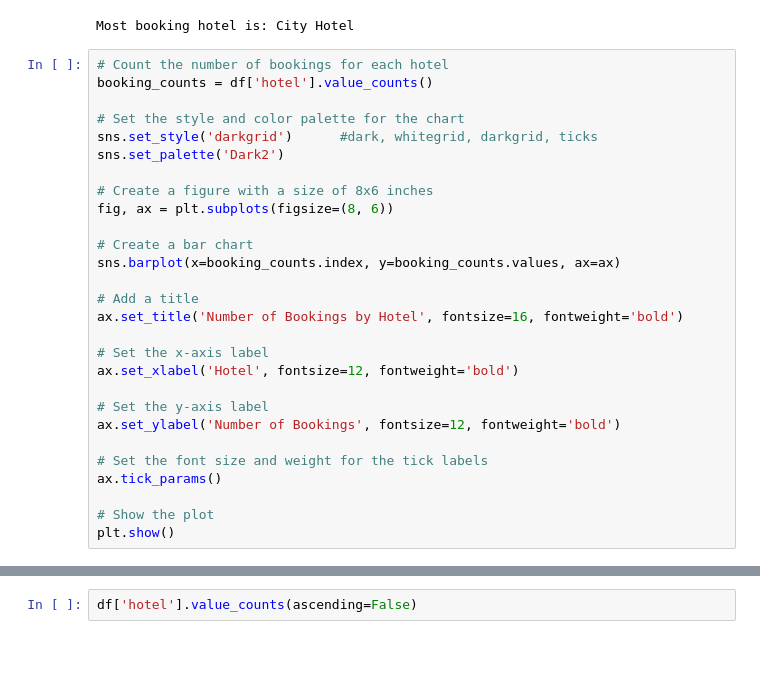
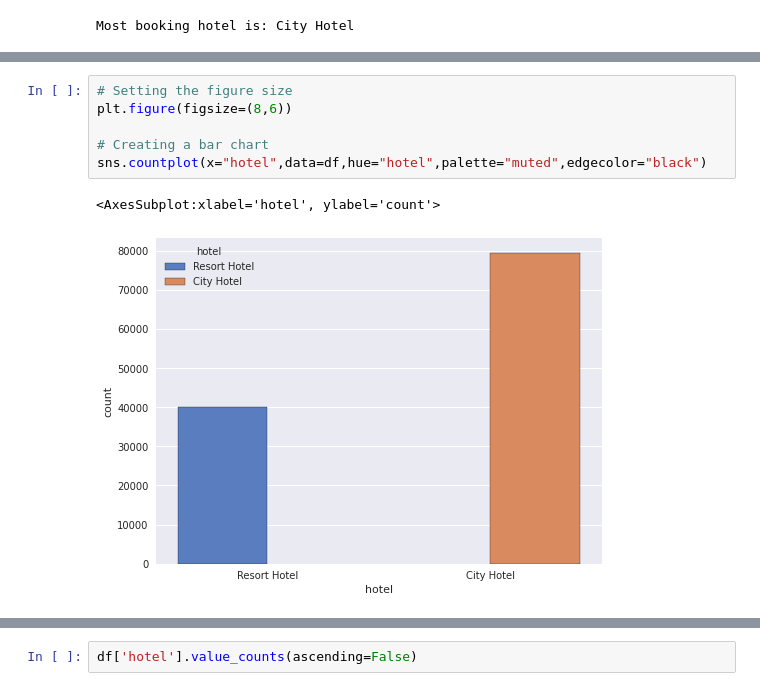
Before and after one commit to ansarshaikh95/EDA-Hotel-booking-analysis, a Jupyter notebook: EDA_Hotel_booking_Analysis.ipynb, the cells around one changed output, grey strips where cells are left out. Drawn from its saved outputs; the diff is of its cells as text; blank space fills up the shorter version.

```diff
--- a/EDA_Hotel_booking_Analysis.ipynb
+++ b/EDA_Hotel_booking_Analysis.ipynb
@@ -429,31 +429,3 @@ most_booking = df['hotel'].value_counts(ascending=False)
 print(f"Most booking hotel is: {most_booking.index[0]}")
 # %% [output]
 Most booking hotel is: City Hotel
-# %%
-# Count the number of bookings for each hotel
-booking_counts = df['hotel'].value_counts()
-
-# Set the style and color palette for the chart
-sns.set_style('darkgrid')      #dark, whitegrid, darkgrid, ticks
-sns.set_palette('Dark2')
-
-# Create a figure with a size of 8x6 inches
-fig, ax = plt.subplots(figsize=(8, 6))
-
-# Create a bar chart
-sns.barplot(x=booking_counts.index, y=booking_counts.values, ax=ax)
-
-# Add a title
-ax.set_title('Number of Bookings by Hotel', fontsize=16, fontweight='bold')
-
-# Set the x-axis label
-ax.set_xlabel('Hotel', fontsize=12, fontweight='bold')
-
-# Set the y-axis label
-ax.set_ylabel('Number of Bookings', fontsize=12, fontweight='bold')
-
-# Set the font size and weight for the tick labels
-ax.tick_params()
-
-# Show the plot
-plt.show()
@@ -462 +432,10 @@ plt.show()
+# %%
+# Setting the figure size
+plt.figure(figsize=(8,6))
+
+# Creating a bar chart
+sns.countplot(x="hotel",data=df,hue="hotel",palette="muted",edgecolor="black")
+# %% [output]
+<AxesSubplot:xlabel='hotel', ylabel='count'>
+[figure, added]
 # %%
```
Also changed, not shown: parts of 12 cells of this notebook.
